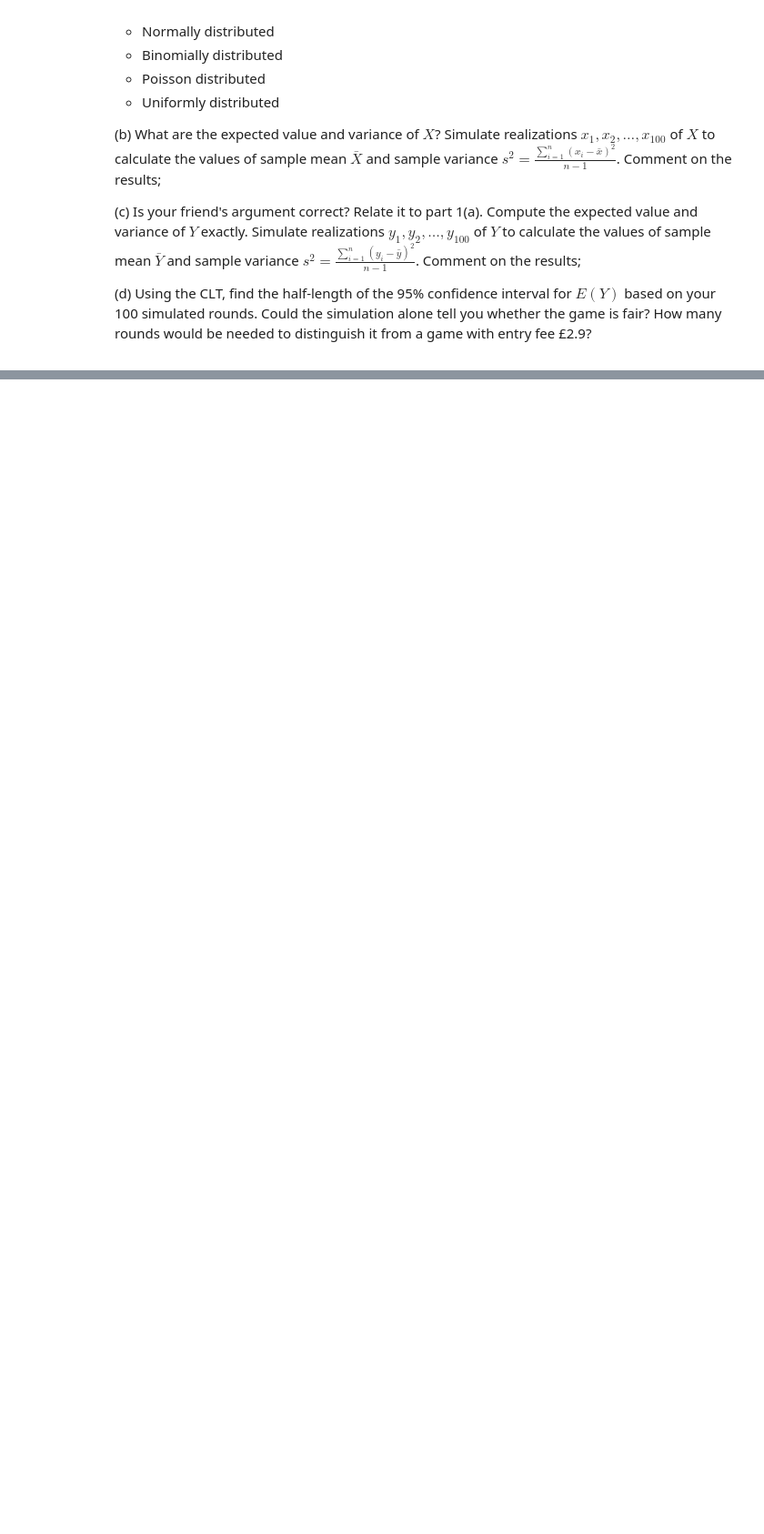
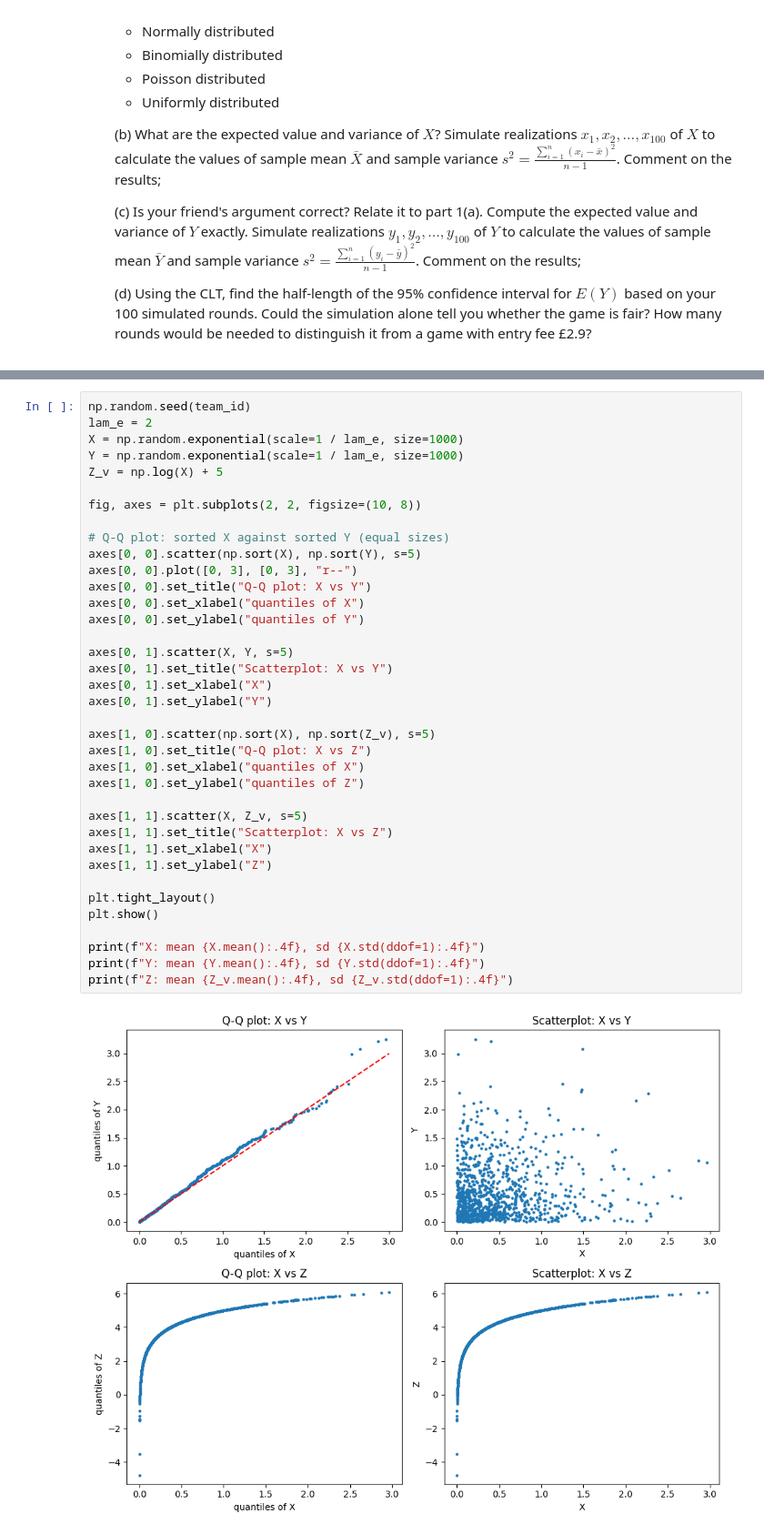
Before and after one commit to voskalo/Lab2_probability-statistics_Voskalo_Vertyporoh_Yakymiv-main, a Jupyter notebook: RV-CLT-PS-Lab2.ipynb, the cells around one changed output, grey strips where cells are left out. Shown at 91% size. Drawn from its saved outputs; the diff is of its cells as text; blank space fills up the shorter version.

```diff
--- a/RV-CLT-PS-Lab2.ipynb
+++ b/RV-CLT-PS-Lab2.ipynb
@@ -145,0 +457,39 @@ This task consists of two parts:
+# %%
+np.random.seed(team_id)
+lam_e = 2
+X = np.random.exponential(scale=1 / lam_e, size=1000)
+Y = np.random.exponential(scale=1 / lam_e, size=1000)
+Z_v = np.log(X) + 5
+
+fig, axes = plt.subplots(2, 2, figsize=(10, 8))
+
+# Q-Q plot: sorted X against sorted Y (equal sizes)
+axes[0, 0].scatter(np.sort(X), np.sort(Y), s=5)
+axes[0, 0].plot([0, 3], [0, 3], "r--")
+axes[0, 0].set_title("Q-Q plot: X vs Y")
+axes[0, 0].set_xlabel("quantiles of X")
+axes[0, 0].set_ylabel("quantiles of Y")
+
+axes[0, 1].scatter(X, Y, s=5)
+axes[0, 1].set_title("Scatterplot: X vs Y")
+axes[0, 1].set_xlabel("X")
+axes[0, 1].set_ylabel("Y")
+
+axes[1, 0].scatter(np.sort(X), np.sort(Z_v), s=5)
+axes[1, 0].set_title("Q-Q plot: X vs Z")
+axes[1, 0].set_xlabel("quantiles of X")
+axes[1, 0].set_ylabel("quantiles of Z")
+
+axes[1, 1].scatter(X, Z_v, s=5)
+axes[1, 1].set_title("Scatterplot: X vs Z")
+axes[1, 1].set_xlabel("X")
+axes[1, 1].set_ylabel("Z")
+
+plt.tight_layout()
+plt.show()
+
+print(f"X: mean {X.mean():.4f}, sd {X.std(ddof=1):.4f}")
+print(f"Y: mean {Y.mean():.4f}, sd {Y.std(ddof=1):.4f}")
+print(f"Z: mean {Z_v.mean():.4f}, sd {Z_v.std(ddof=1):.4f}")
+# %% [output]
+[figure, added]
```
Also changed, not shown: parts of 39 cells of this notebook, 2 other files.
